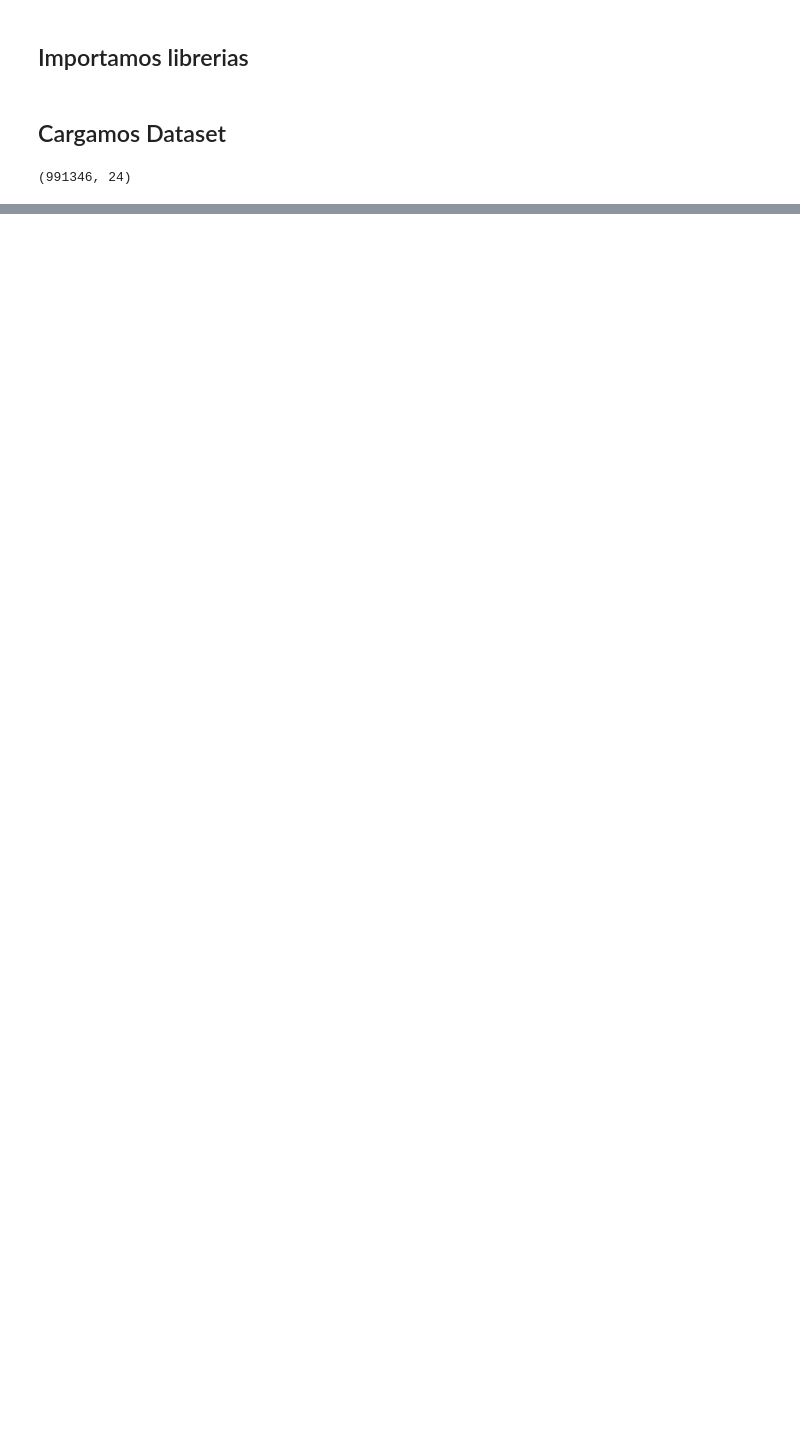
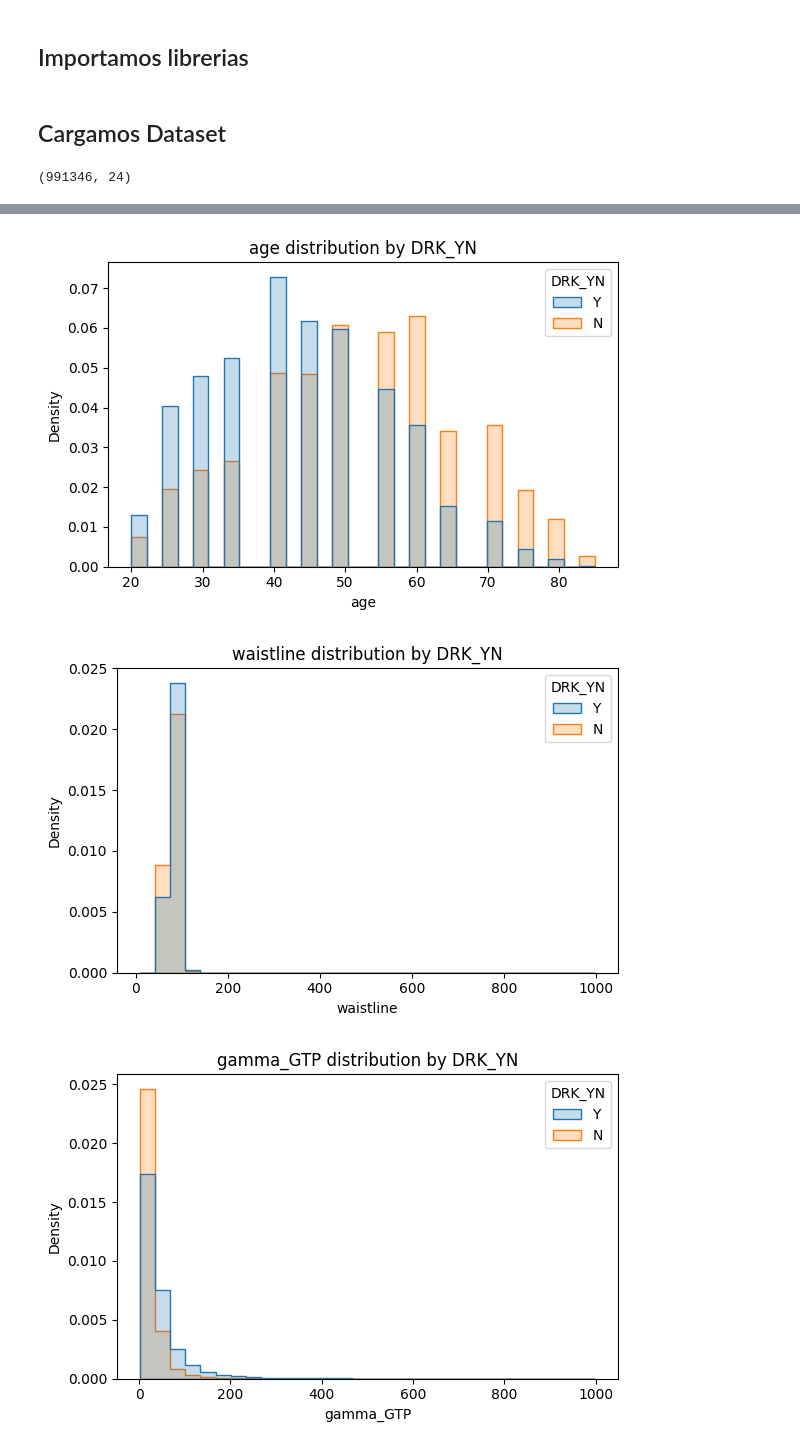
Before and after one commit to LorenzoLo123/health-risk-ml, a Jupyter notebook: notebooks/01_eda.ipynb, the cells around one changed output, grey strips where cells are left out. Drawn from its saved outputs; the diff is of its cells as text; code cells hidden in the pictures; blank space fills up the shorter version.

```diff
--- a/notebooks/01_eda.ipynb
+++ b/notebooks/01_eda.ipynb
@@ -73,0 +214,21 @@ df.shape
+# %%
+key_vars = ["age", "waistline", "gamma_GTP", "triglyceride"]
+
+for col in key_vars:
+    plt.figure(figsize=(6,4))
+    sns.histplot(
+        data=df,
+        x=col,
+        hue="DRK_YN",
+        bins=30,
+        element="step",
+        stat="density",
+        common_norm=False
+    )
+    plt.title(f"{col} distribution by DRK_YN")
+    plt.tight_layout()
+    plt.show()
+# %% [output]
+[figure, added]
+[figure, added]
+[figure, added]
```
Also changed, not shown: parts of 23 cells of this notebook, 1 other file.
